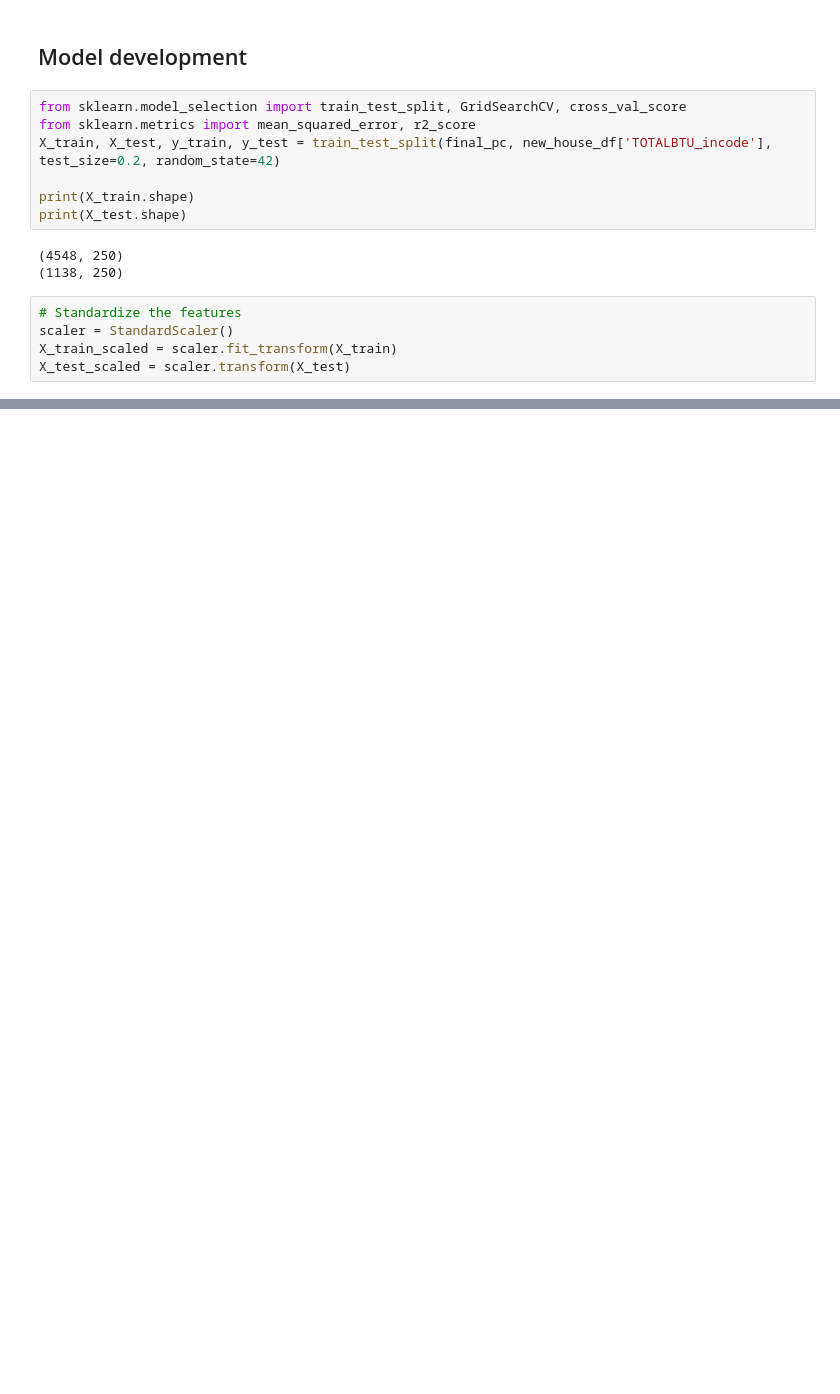
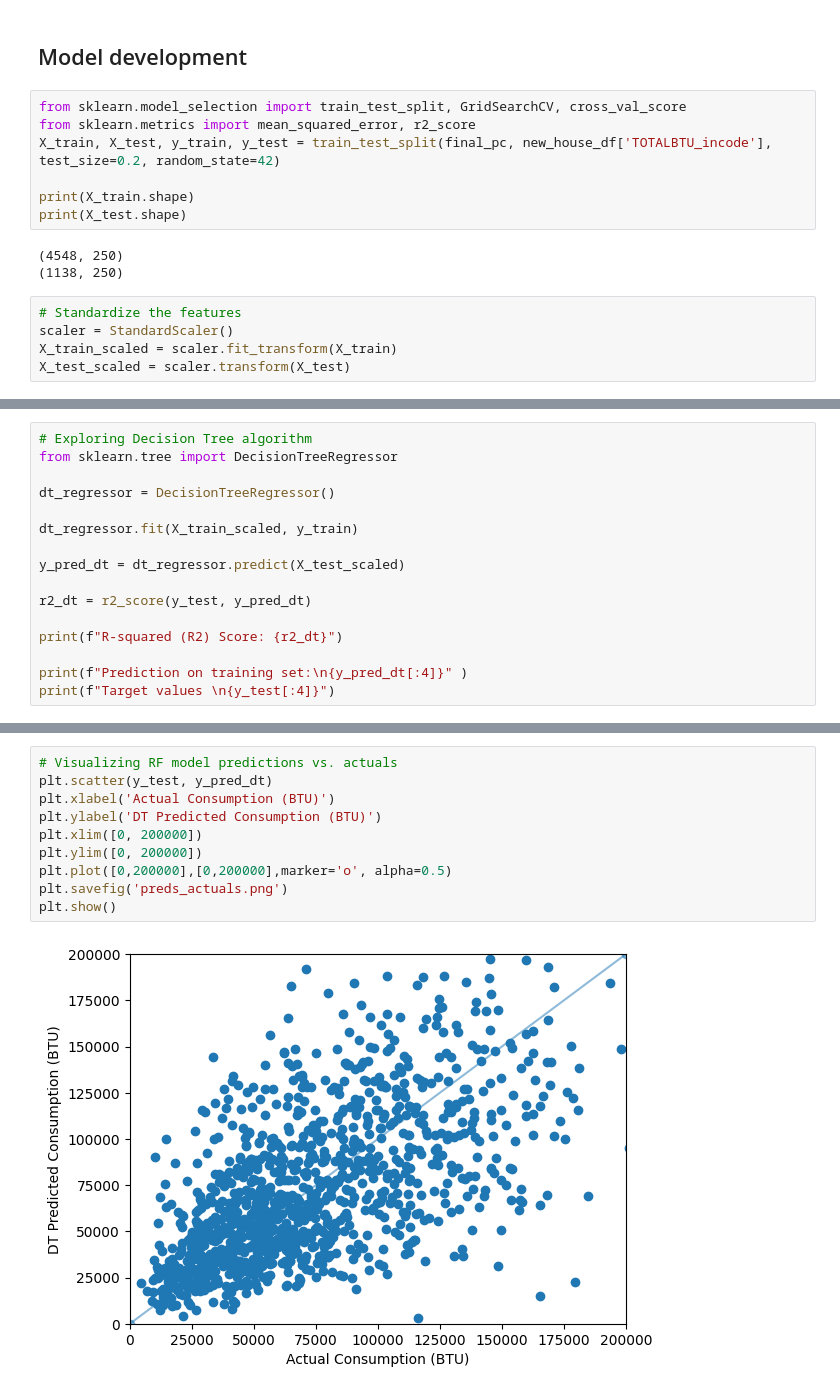
Before and after one commit to FahimS45/ML_projects_under_development, a Jupyter notebook: Energy/Residential_energy_consumption_prediction_in_BTU/Residential_energy_consumption_prediction_in_BTU.ipynb, the cells around one changed output, grey strips where cells are left out. Saved outputs shown, nothing was run; the diff lists cells and outputs as text; blank space fills up the shorter version.

```diff
--- a/Energy/Residential_energy_consumption_prediction_in_BTU/Residential_energy_consumption_prediction_in_BTU.ipynb
+++ b/Energy/Residential_energy_consumption_prediction_in_BTU/Residential_energy_consumption_prediction_in_BTU.ipynb
@@ -1024,0 +1047,16 @@ plt.show()
+# %%
+# Exploring Decision Tree algorithm
+from sklearn.tree import DecisionTreeRegressor
+
+dt_regressor = DecisionTreeRegressor()
+
+dt_regressor.fit(X_train_scaled, y_train)
+
+y_pred_dt = dt_regressor.predict(X_test_scaled)
+
+r2_dt = r2_score(y_test, y_pred_dt)
+
+print(f"R-squared (R2) Score: {r2_dt}")
+
+print(f"Prediction on training set:\n{y_pred_dt[:4]}" )
+print(f"Target values \n{y_test[:4]}")
@@ -1024,0 +1073,12 @@ plt.show()
+# %%
+# Visualizing RF model predictions vs. actuals
+plt.scatter(y_test, y_pred_dt)
+plt.xlabel('Actual Consumption (BTU)')
+plt.ylabel('DT Predicted Consumption (BTU)')
+plt.xlim([0, 200000])
+plt.ylim([0, 200000])
+plt.plot([0,200000],[0,200000],marker='o', alpha=0.5)
+plt.savefig('preds_actuals.png')
+plt.show()
+# %% [output]
+[figure, added]
```
Also changed, not shown: parts of 11 cells of this notebook.
